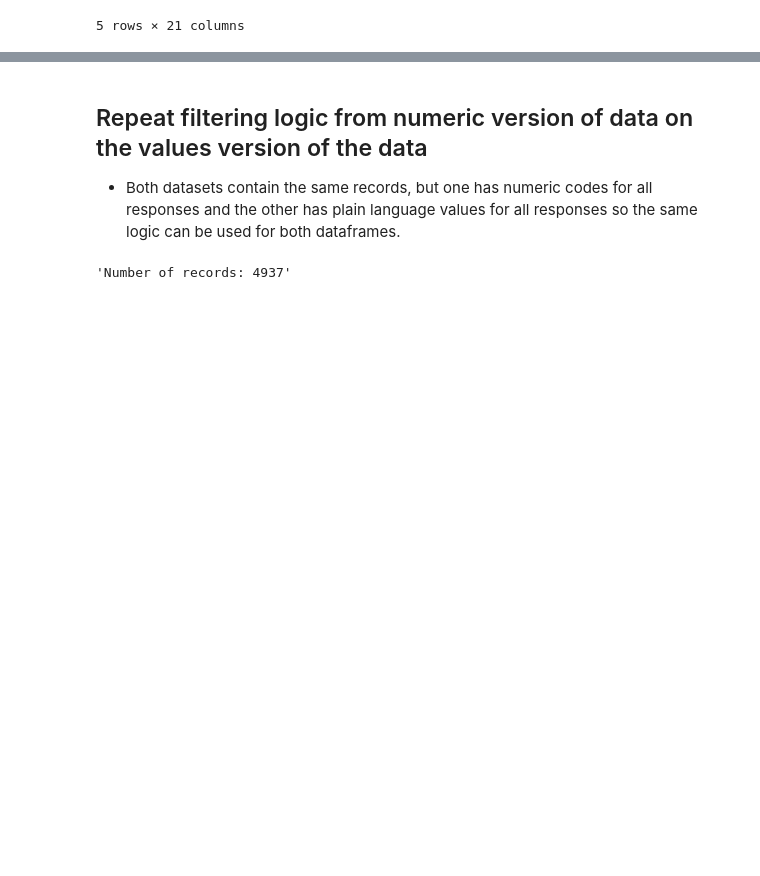
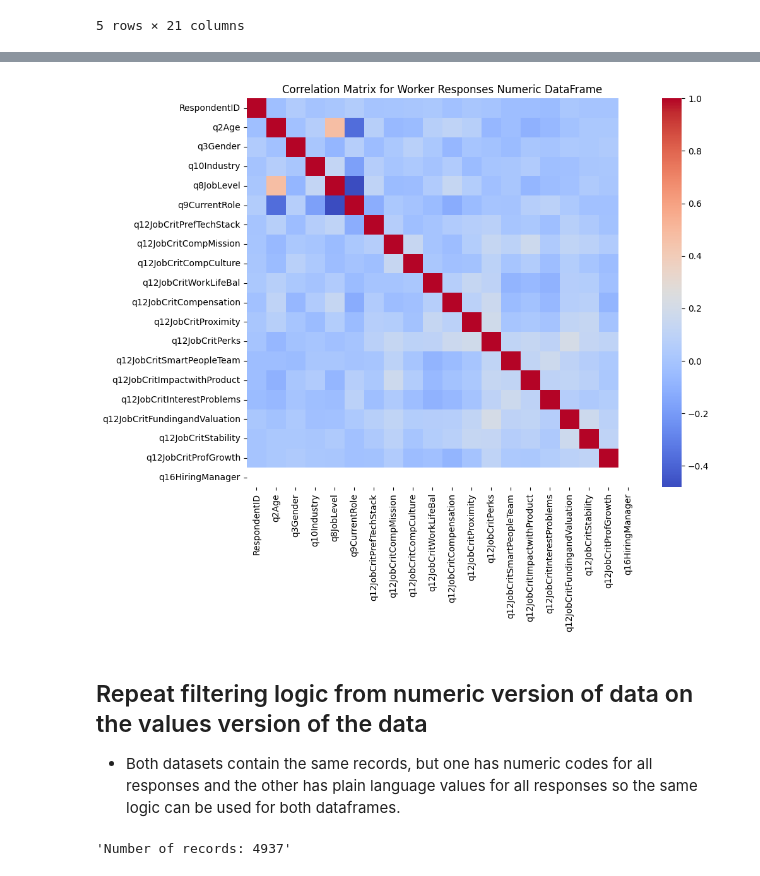
Before and after one commit to IT4063C-Fall24/final-project-yaumj, a Jupyter notebook: source.ipynb, the cells around one changed output, grey strips where cells are left out. Cells and saved outputs as stored; diff of their text form; code cells hidden in the pictures; blank space fills up the shorter version.

```diff
--- a/source.ipynb
+++ b/source.ipynb
@@ -438,3 +445,17 @@ None
+# %%
+# Filter out rows with any missing values for the correlation calculation
+worker_responses_filtered = worker_responses_numeric_df.dropna()
+
+# Compute the correlation matrix on the filtered data
+worker_correlation_matrix = worker_responses_filtered.corr()
+
+# Plot the correlation heatmap for Worker Responses
+plt.figure(figsize=(10, 8))
+sns.heatmap(worker_correlation_matrix, annot=False, cmap='coolwarm')
+plt.title("Correlation Matrix for Worker Responses Numeric DataFrame")
+plt.show()
+# %% [output]
+[figure, added]
 # %% [markdown]
 ## Repeat filtering logic from numeric version of data on the values version of the data
 - Both datasets contain the same records, but one has numeric codes for all responses and the other has plain language values for all responses
```
Also changed, not shown: parts of 5 cells of this notebook, 8 other files.
